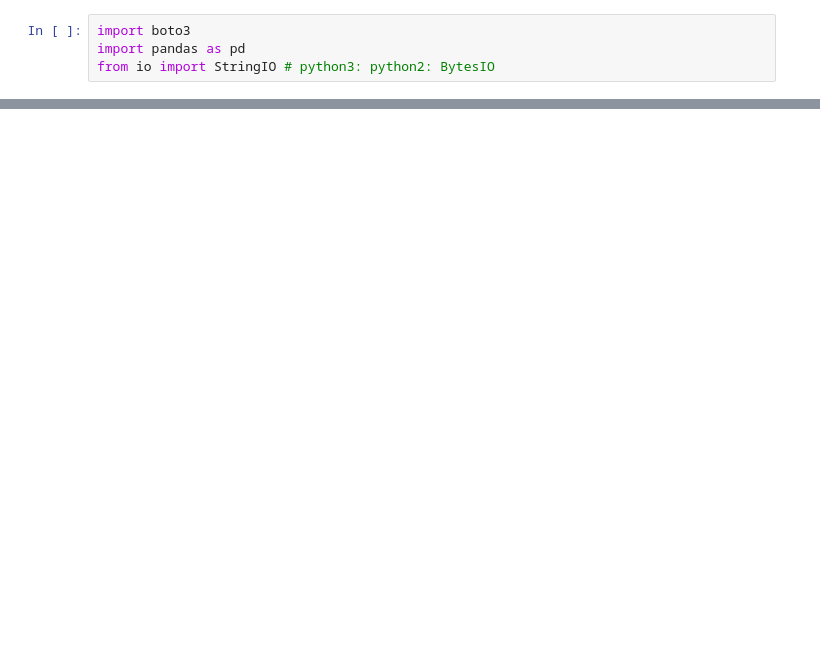
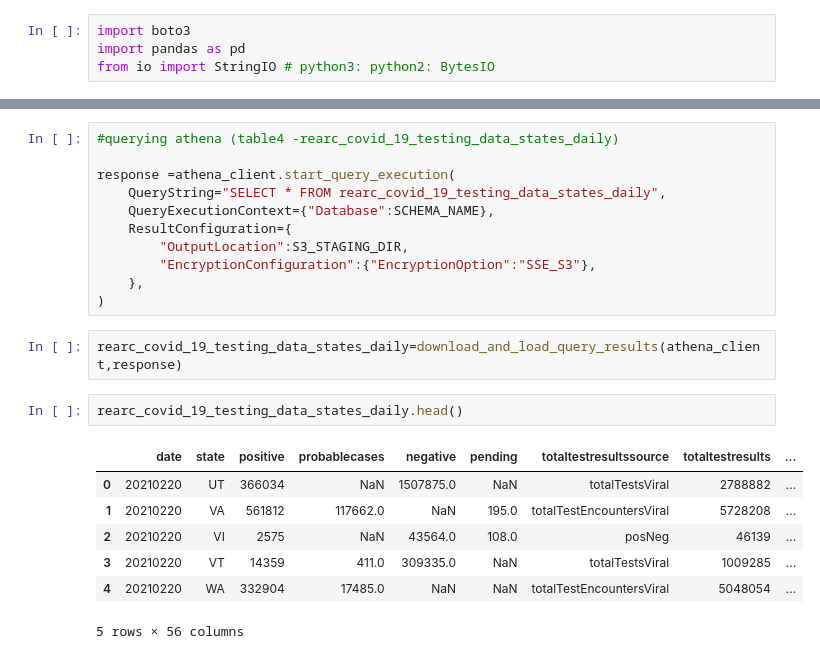
Before and after one commit to techiemas/covid-19aws, a Jupyter notebook: DE_project.ipynb, the cells around one changed output, grey strips where cells are left out. Cells and saved outputs as stored; diff of their text form; blank space fills up the shorter version.

```diff
--- a/DE_project.ipynb
+++ b/DE_project.ipynb
@@ -59,0 +140,23 @@ SyntaxError: expected 'except' or 'finally' block (816592678.py, line 15)
+# %%
+#querying athena (table4 -rearc_covid_19_testing_data_states_daily)
+
+response =athena_client.start_query_execution(
+    QueryString="SELECT * FROM rearc_covid_19_testing_data_states_daily",
+    QueryExecutionContext={"Database":SCHEMA_NAME},
+    ResultConfiguration={
+        "OutputLocation":S3_STAGING_DIR,
+        "EncryptionConfiguration":{"EncryptionOption":"SSE_S3"},
+    },
+)
+# %%
+rearc_covid_19_testing_data_states_daily=download_and_load_query_results(athena_client,response)
+# %%
+rearc_covid_19_testing_data_states_daily.head()
+# %% [output]
+|  | date | state | positive | probablecases | negative | pending | totaltestresultssource | totaltestresults | ... |
+| 0 | 20210220 | UT | 366034 | NaN | 1507875.0 | NaN | totalTestsViral | 2788882 | ... |
+| 1 | 20210220 | VA | 561812 | 117662.0 | NaN | 195.0 | totalTestEncountersViral | 5728208 | ... |
+| 2 | 20210220 | VI | 2575 | NaN | 43564.0 | 108.0 | posNeg | 46139 | ... |
+| 3 | 20210220 | VT | 14359 | 411.0 | 309335.0 | NaN | totalTestsViral | 1009285 | ... |
+| 4 | 20210220 | WA | 332904 | 17485.0 | NaN | NaN | totalTestEncountersViral | 5048054 | ... |
+5 rows × 56 columns
```
Also changed, not shown: parts of 32 cells of this notebook, 1 other file.
